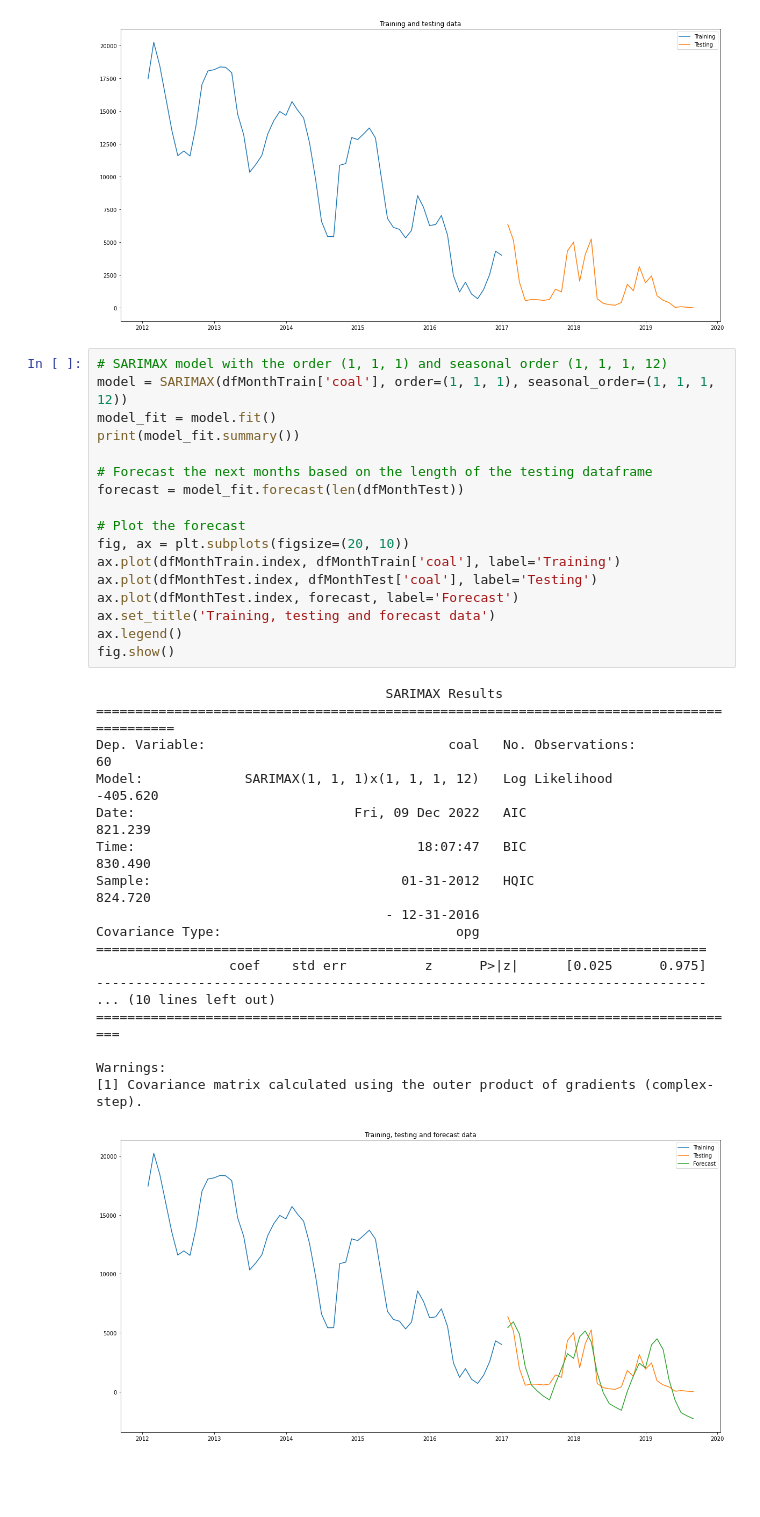
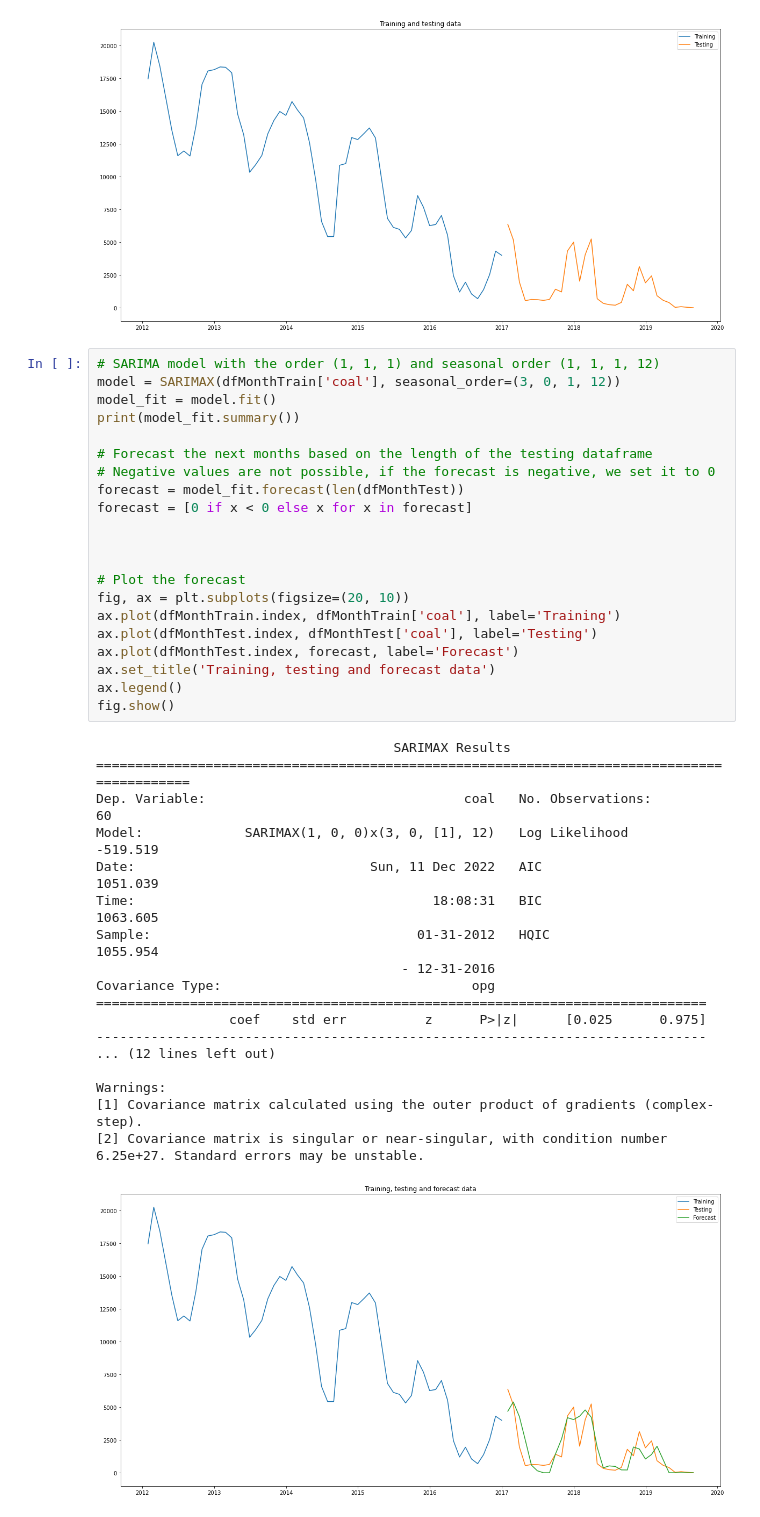
Before and after one commit to 73jn/AnSeqData, a Jupyter notebook: Project/project.ipynb, the cells around one changed output. Saved outputs shown, nothing was run; the diff lists cells and outputs as text; blank space fills up the shorter version.

```diff
--- a/Project/project.ipynb
+++ b/Project/project.ipynb
@@ -372,38 +392,42 @@ fig.show()
 [figure]
 [figure]
 # %%
-# SARIMAX model with the order (1, 1, 1) and seasonal order (1, 1, 1, 12)
-model = SARIMAX(dfMonthTrain['coal'], order=(1, 1, 1), seasonal_order=(1, 1, 1, 12))
+# SARIMA model with the order (1, 1, 1) and seasonal order (1, 1, 1, 12)
+model = SARIMAX(dfMonthTrain['coal'], seasonal_order=(3, 0, 1, 12))
 model_fit = model.fit()
 print(model_fit.summary())
 
 # Forecast the next months based on the length of the testing dataframe
+# Negative values are not possible, if the forecast is negative, we set it to 0
 forecast = model_fit.forecast(len(dfMonthTest))
+forecast = [0 if x < 0 else x for x in forecast]
+
+
 
 # Plot the forecast
 fig, ax = plt.subplots(figsize=(20, 10))
 ax.plot(dfMonthTrain.index, dfMonthTrain['coal'], label='Training')
 ax.plot(dfMonthTest.index, dfMonthTest['coal'], label='Testing')
 ax.plot(dfMonthTest.index, forecast, label='Forecast')
 ax.set_title('Training, testing and forecast data')
 ax.legend()
 fig.show()
 # %% [output]
-                                     SARIMAX Results
-==========================================================================================
-Dep. Variable:                               coal   No. Observations:                   60
-Model:             SARIMAX(1, 1, 1)x(1, 1, 1, 12)   Log Likelihood                -405.620
-Date:                            Fri, 09 Dec 2022   AIC                            821.239
-Time:                                    18:07:47   BIC                            830.490
-Sample:                                01-31-2012   HQIC                           824.720
-                                     - 12-31-2016
-Covariance Type:                              opg
+                                      SARIMAX Results
+============================================================================================
+Dep. Variable:                                 coal   No. Observations:                   60
+Model:             SARIMAX(1, 0, 0)x(3, 0, [1], 12)   Log Likelihood                -519.519
+Date:                              Sun, 11 Dec 2022   AIC                           1051.039
+Time:                                      18:08:31   BIC                           1063.605
+Sample:                                  01-31-2012   HQIC                          1055.954
+                                       - 12-31-2016
+Covariance Type:                                opg
 ==============================================================================
                  coef    std err          z      P>|z|      [0.025      0.975]
 ------------------------------------------------------------------------------
-... (10 lines left out)
-===================================================================================
+... (12 lines left out)
 
 Warnings:
 [1] Covariance matrix calculated using the outer product of gradients (complex-step).
+[2] Covariance matrix is singular or near-singular, with condition number 6.25e+27. Standard errors may be unstable.
-[figure, old version]
+[figure, new version]
```
Also changed, not shown: parts of 8 cells of this notebook, 2 other files.
